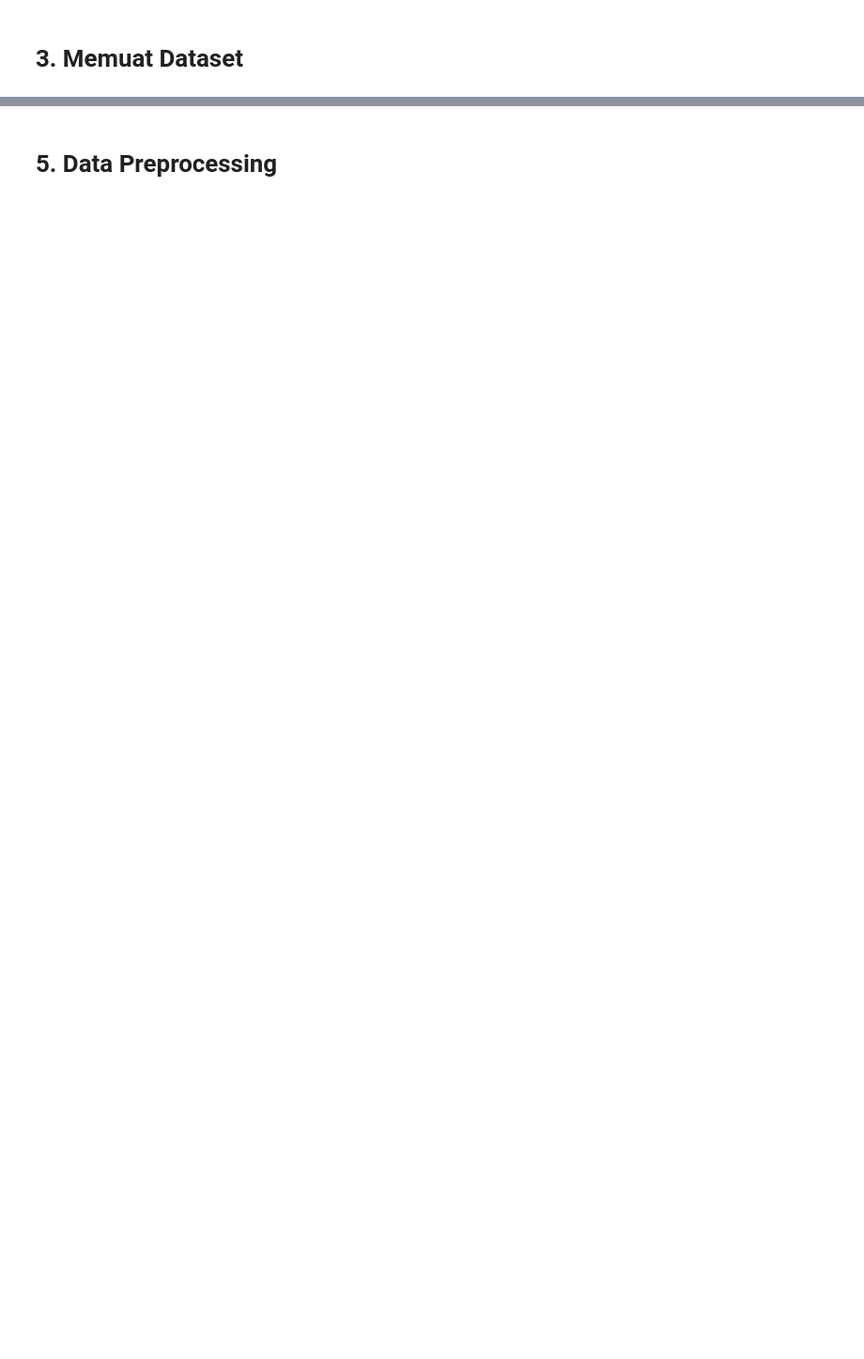
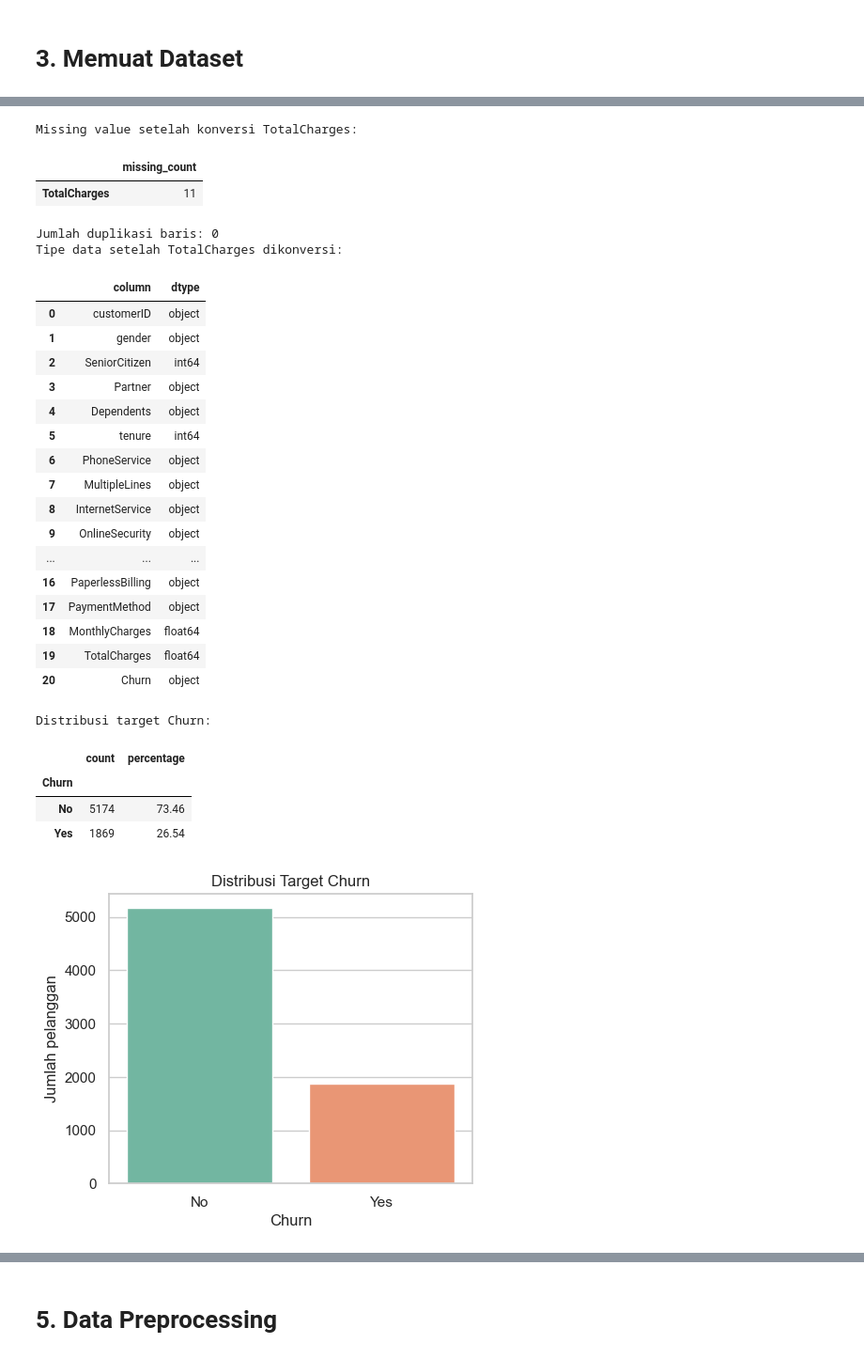
Before and after one commit to agungtrisutaji/Eksperimen_SML_Agung_Trisutaji_Aprian, a Jupyter notebook: Template_Eksperimen_MSML.ipynb, the cells around one changed output, grey strips where cells are left out. Shown at 94% size. Drawn from its saved outputs; the diff is of its cells as text; code cells hidden in the pictures; blank space fills up the shorter version.

```diff
--- a/Template_Eksperimen_MSML.ipynb
+++ b/Template_Eksperimen_MSML.ipynb
@@ -33,0 +58,18 @@ Tujuan dari EDA adalah untuk memperoleh wawasan awal yang mendalam mengenai data
+# %%
+if not DATA_PATH.exists():
+    raise FileNotFoundError(f"Dataset tidak ditemukan di: {DATA_PATH}")
+
+df = pd.read_csv(DATA_PATH)
+
+print("df.shape:", df.shape)
+print("\ndf.head():")
+display(df.head())
+
+print("\ndf.info():")
+df.info()
+
+print("\ndf.describe():")
+display(df.describe())
+
+print("\nDaftar kolom:")
+display(pd.DataFrame({"column": df.columns, "dtype": df.dtypes.astype(str).values}))
@@ -33,0 +134,33 @@ Tujuan dari EDA adalah untuk memperoleh wawasan awal yang mendalam mengenai data
+# %%
+df_eda = df.copy()
+
+missing_before_conversion = df_eda.isna().sum().sort_values(ascending=False)
+df_eda["TotalCharges"] = pd.to_numeric(df_eda["TotalCharges"], errors="coerce")
+missing_after_conversion = df_eda.isna().sum().sort_values(ascending=False)
+duplicate_count = df_eda.duplicated().sum()
+
+print("Missing value sebelum konversi TotalCharges:")
+display(missing_before_conversion[missing_before_conversion > 0].to_frame("missing_count"))
+
+print("Missing value setelah konversi TotalCharges:")
+display(missing_after_conversion[missing_after_conversion > 0].to_frame("missing_count"))
+
+print(f"Jumlah duplikasi baris: {duplicate_count}")
+
+print("Tipe data setelah TotalCharges dikonversi:")
+display(pd.DataFrame({"column": df_eda.columns, "dtype": df_eda.dtypes.astype(str).values}))
+
+target_distribution = pd.DataFrame({
+    "count": df_eda["Churn"].value_counts(),
+    "percentage": df_eda["Churn"].value_counts(normalize=True).mul(100).round(2),
+})
+print("Distribusi target Churn:")
+display(target_distribution)
+
+fig, ax = plt.subplots(figsize=(5, 4))
+sns.countplot(data=df_eda, x="Churn", hue="Churn", palette="Set2", legend=False, ax=ax)
+ax.set_title("Distribusi Target Churn")
+ax.set_xlabel("Churn")
+ax.set_ylabel("Jumlah pelanggan")
+plt.show()
+# %% [output]
@@ -33,0 +169,28 @@ Tujuan dari EDA adalah untuk memperoleh wawasan awal yang mendalam mengenai data
+Missing value setelah konversi TotalCharges:
+|  | missing_count |
+| TotalCharges | 11 |
+Jumlah duplikasi baris: 0
+Tipe data setelah TotalCharges dikonversi:
+|  | column | dtype |
+| 0 | customerID | object |
+| 1 | gender | object |
+| 2 | SeniorCitizen | int64 |
+| 3 | Partner | object |
+| 4 | Dependents | object |
+| 5 | tenure | int64 |
+| 6 | PhoneService | object |
+| 7 | MultipleLines | object |
+| 8 | InternetService | object |
+| 9 | OnlineSecurity | object |
+| ... | ... | ... |
+| 16 | PaperlessBilling | object |
+| 17 | PaymentMethod | object |
+| 18 | MonthlyCharges | float64 |
+| 19 | TotalCharges | float64 |
+| 20 | Churn | object |
+Distribusi target Churn:
+|  | count | percentage |
+| Churn |  |  |
+| No | 5174 | 73.46 |
+| Yes | 1869 | 26.54 |
+[figure, added]
```
Also changed, not shown: parts of 22 cells of this notebook.
